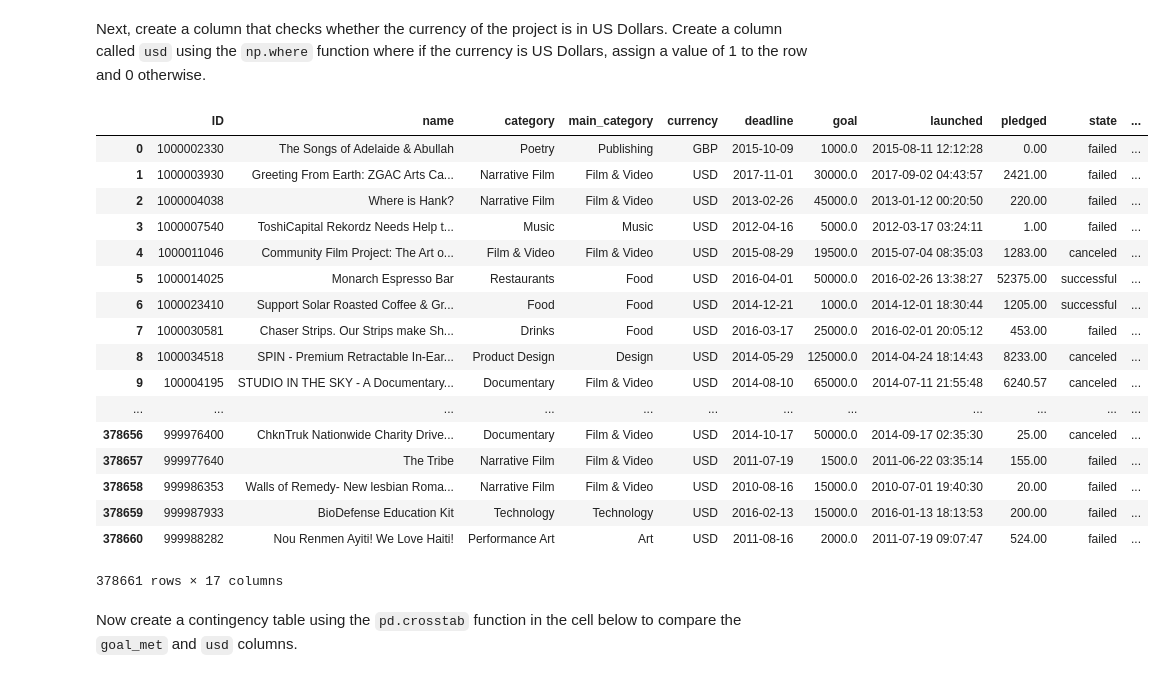
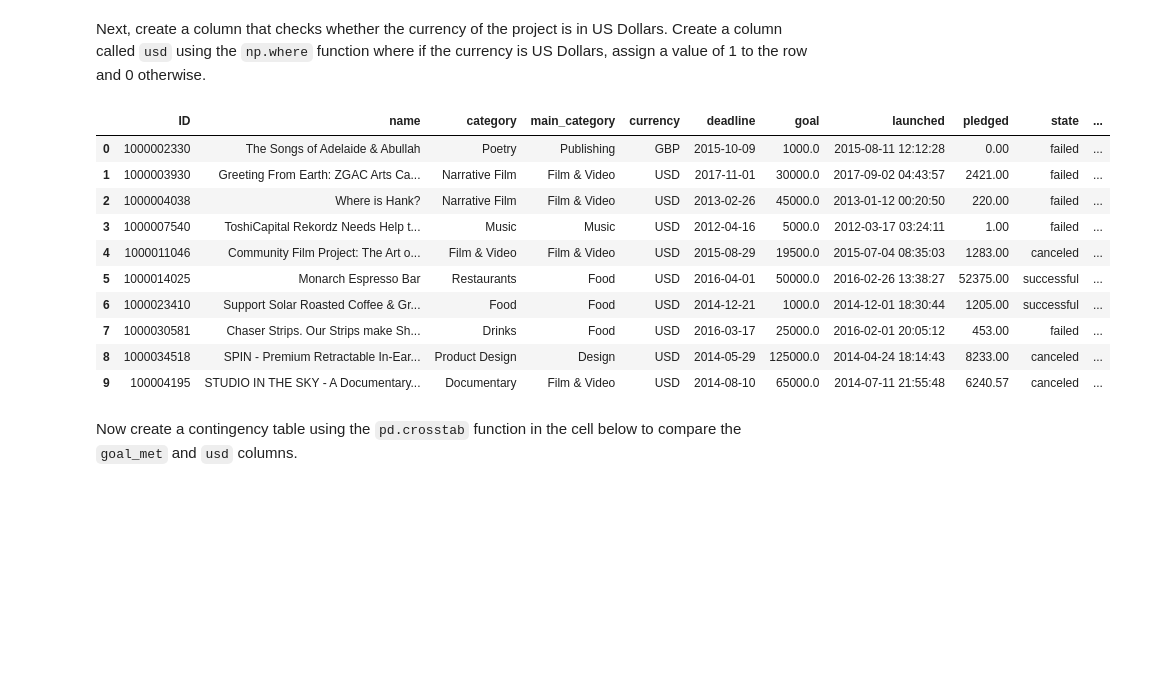
Before and after one commit to marinapm90/data-labs, a Jupyter notebook: module-2/lab-intro-to-scipy/your-code/main.ipynb, the cells around one changed output. Cells and saved outputs as stored; diff of their text form; code cells hidden in the pictures; blank space fills up the shorter version.

```diff
--- a/module-2/lab-intro-to-scipy/your-code/main.ipynb
+++ b/module-2/lab-intro-to-scipy/your-code/main.ipynb
@@ -89,27 +82,20 @@ Next, create a column that checks whether the currency of the project is in US D
 # %%
 # Your code here:
 
 kickstarter['usd']=np.where(kickstarter.currency == 'USD',1,0)
-kickstarter
+kickstarter[0:10]
 # %% [output]
 |  | ID | name | category | main_category | currency | deadline | goal | launched | pledged | state | ... |
 | 0 | 1000002330 | The Songs of Adelaide & Abullah | Poetry | Publishing | GBP | 2015-10-09 | 1000.0 | 2015-08-11 12:12:28 | 0.00 | failed | ... |
 | 1 | 1000003930 | Greeting From Earth: ZGAC Arts Ca... | Narrative Film | Film & Video | USD | 2017-11-01 | 30000.0 | 2017-09-02 04:43:57 | 2421.00 | failed | ... |
 | 2 | 1000004038 | Where is Hank? | Narrative Film | Film & Video | USD | 2013-02-26 | 45000.0 | 2013-01-12 00:20:50 | 220.00 | failed | ... |
 | 3 | 1000007540 | ToshiCapital Rekordz Needs Help t... | Music | Music | USD | 2012-04-16 | 5000.0 | 2012-03-17 03:24:11 | 1.00 | failed | ... |
 | 4 | 1000011046 | Community Film Project: The Art o... | Film & Video | Film & Video | USD | 2015-08-29 | 19500.0 | 2015-07-04 08:35:03 | 1283.00 | canceled | ... |
 | 5 | 1000014025 | Monarch Espresso Bar | Restaurants | Food | USD | 2016-04-01 | 50000.0 | 2016-02-26 13:38:27 | 52375.00 | successful | ... |
 | 6 | 1000023410 | Support Solar Roasted Coffee & Gr... | Food | Food | USD | 2014-12-21 | 1000.0 | 2014-12-01 18:30:44 | 1205.00 | successful | ... |
 | 7 | 1000030581 | Chaser Strips. Our Strips make Sh... | Drinks | Food | USD | 2016-03-17 | 25000.0 | 2016-02-01 20:05:12 | 453.00 | failed | ... |
 | 8 | 1000034518 | SPIN - Premium Retractable In-Ear... | Product Design | Design | USD | 2014-05-29 | 125000.0 | 2014-04-24 18:14:43 | 8233.00 | canceled | ... |
 | 9 | 100004195 | STUDIO IN THE SKY - A Documentary... | Documentary | Film & Video | USD | 2014-08-10 | 65000.0 | 2014-07-11 21:55:48 | 6240.57 | canceled | ... |
-| ... | ... | ... | ... | ... | ... | ... | ... | ... | ... | ... | ... |
-| 378656 | 999976400 | ChknTruk Nationwide Charity Drive... | Documentary | Film & Video | USD | 2014-10-17 | 50000.0 | 2014-09-17 02:35:30 | 25.00 | canceled | ... |
-| 378657 | 999977640 | The Tribe | Narrative Film | Film & Video | USD | 2011-07-19 | 1500.0 | 2011-06-22 03:35:14 | 155.00 | failed | ... |
-| 378658 | 999986353 | Walls of Remedy- New lesbian Roma... | Narrative Film | Film & Video | USD | 2010-08-16 | 15000.0 | 2010-07-01 19:40:30 | 20.00 | failed | ... |
-| 378659 | 999987933 | BioDefense Education Kit | Technology | Technology | USD | 2016-02-13 | 15000.0 | 2016-01-13 18:13:53 | 200.00 | failed | ... |
-| 378660 | 999988282 | Nou Renmen Ayiti! We Love Haiti! | Performance Art | Art | USD | 2011-08-16 | 2000.0 | 2011-07-19 09:07:47 | 524.00 | failed | ... |
-378661 rows × 17 columns
 # %% [markdown]
 Now create a contingency table using the `pd.crosstab` function in the cell below to compare the `goal_met` and `usd` columns.
 # %% [markdown]
```
Also changed, not shown: parts of 8 cells of this notebook.
